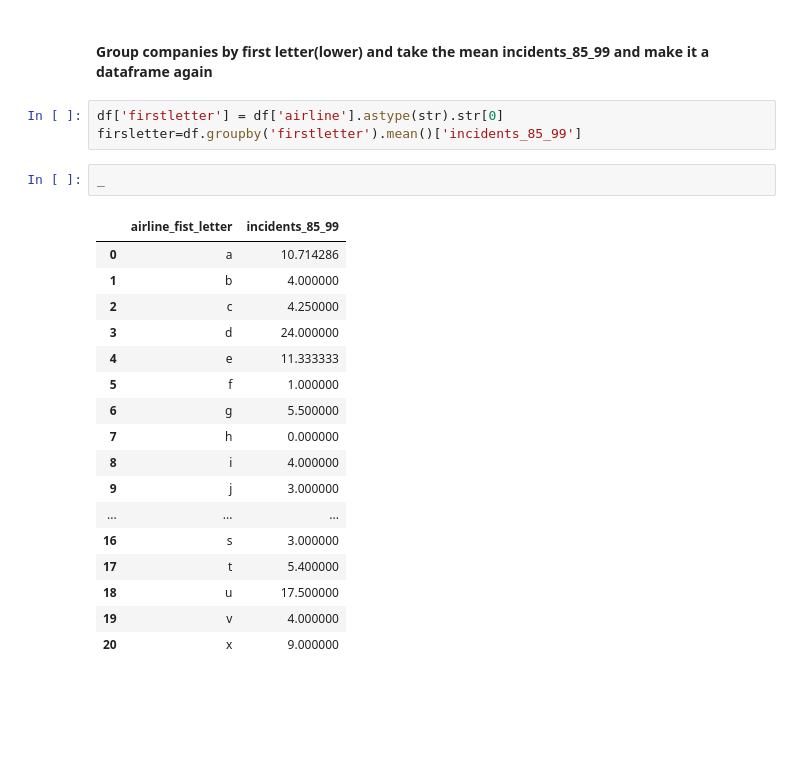
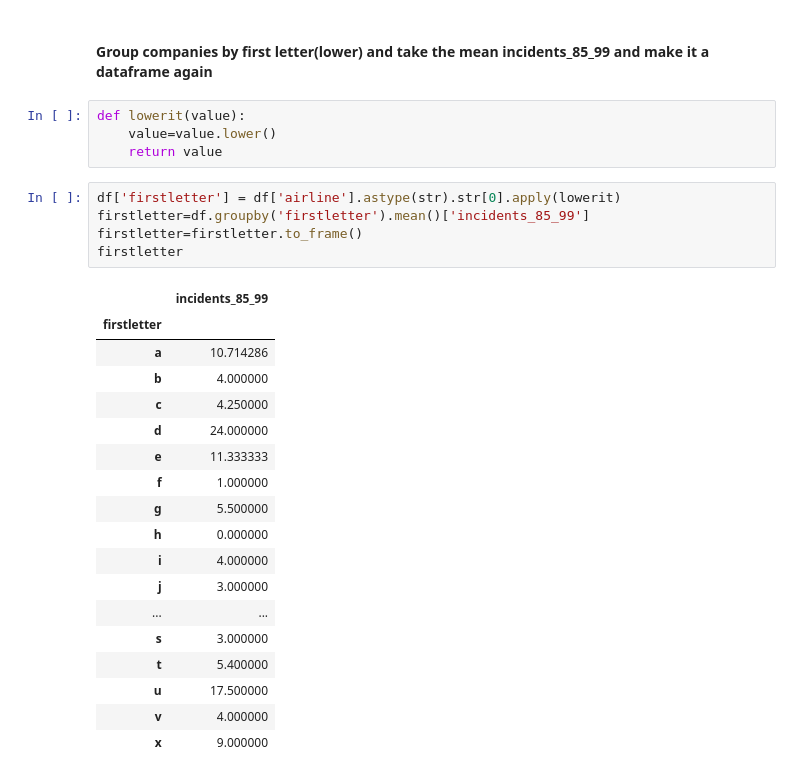
Before and after one commit to enismerttt/learning_numpy_pandas_exercises, a Jupyter notebook: learning_numpy_pandas_exercises.ipynb, the cells around one changed output. Saved outputs shown, nothing was run; the diff lists cells and outputs as text; blank space fills up the shorter version.

```diff
--- a/learning_numpy_pandas_exercises.ipynb
+++ b/learning_numpy_pandas_exercises.ipynb
@@ -207,25 +207,30 @@ df[df['incidents_85_99']<10][['airline','incidents_85_99']]
 # %% [markdown]
 #### Group companies by first letter(lower) and take the mean incidents_85_99 and make it a dataframe again
 # %%
-df['firstletter'] = df['airline'].astype(str).str[0]
-firsletter=df.groupby('firstletter').mean()['incidents_85_99']
+def lowerit(value):
+    value=value.lower()
+    return value
 # %%
-_
+df['firstletter'] = df['airline'].astype(str).str[0].apply(lowerit)
+firstletter=df.groupby('firstletter').mean()['incidents_85_99']
+firstletter=firstletter.to_frame()
+firstletter
 # %% [output]
-|  | airline_fist_letter | incidents_85_99 |
-| 0 | a | 10.714286 |
-| 1 | b | 4.000000 |
-| 2 | c | 4.250000 |
-| 3 | d | 24.000000 |
-| 4 | e | 11.333333 |
-| 5 | f | 1.000000 |
-| 6 | g | 5.500000 |
-| 7 | h | 0.000000 |
-| 8 | i | 4.000000 |
-| 9 | j | 3.000000 |
-| ... | ... | ... |
-| 16 | s | 3.000000 |
-| 17 | t | 5.400000 |
-| 18 | u | 17.500000 |
-| 19 | v | 4.000000 |
-| 20 | x | 9.000000 |
+|  | incidents_85_99 |
+| firstletter |  |
+| a | 10.714286 |
+| b | 4.000000 |
+| c | 4.250000 |
+| d | 24.000000 |
+| e | 11.333333 |
+| f | 1.000000 |
+| g | 5.500000 |
+| h | 0.000000 |
+| i | 4.000000 |
+| j | 3.000000 |
+| ... | ... |
+| s | 3.000000 |
+| t | 5.400000 |
+| u | 17.500000 |
+| v | 4.000000 |
+| x | 9.000000 |
```
